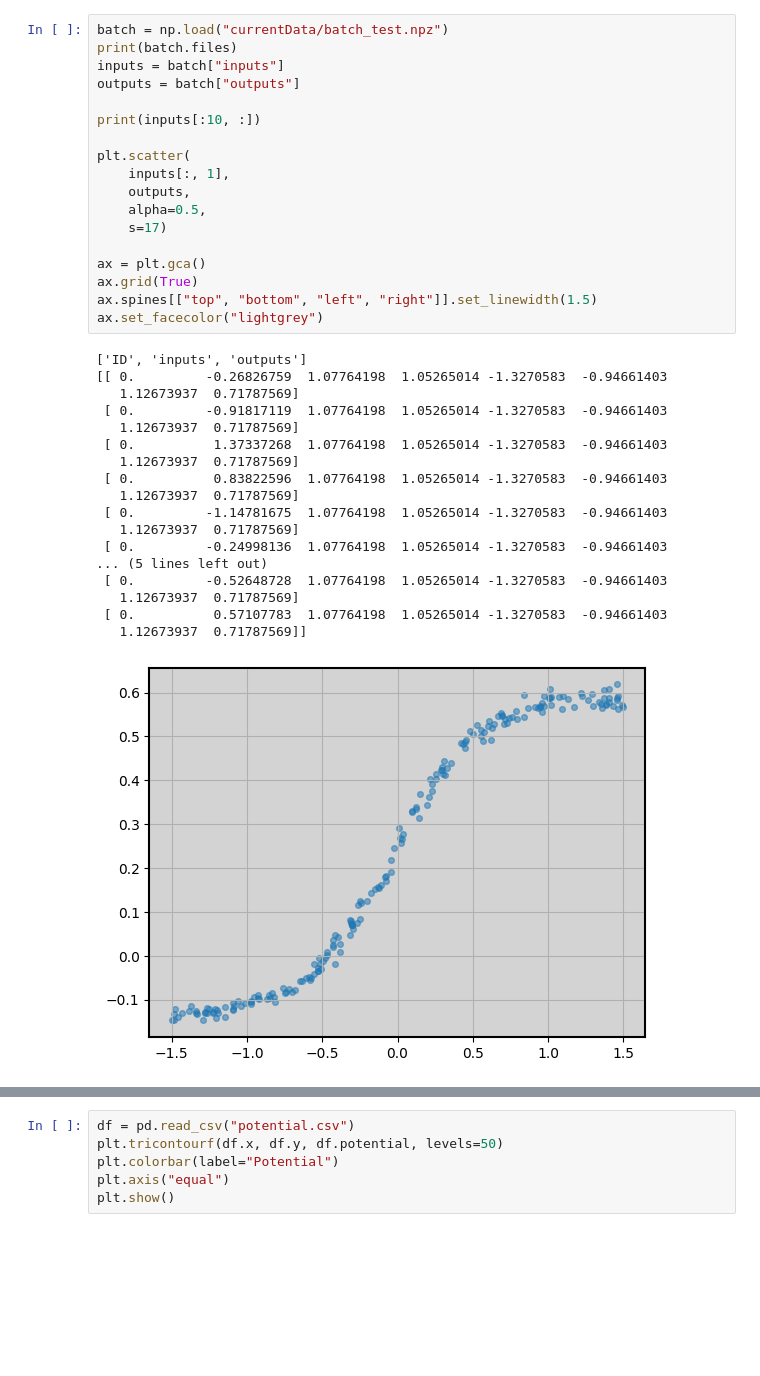
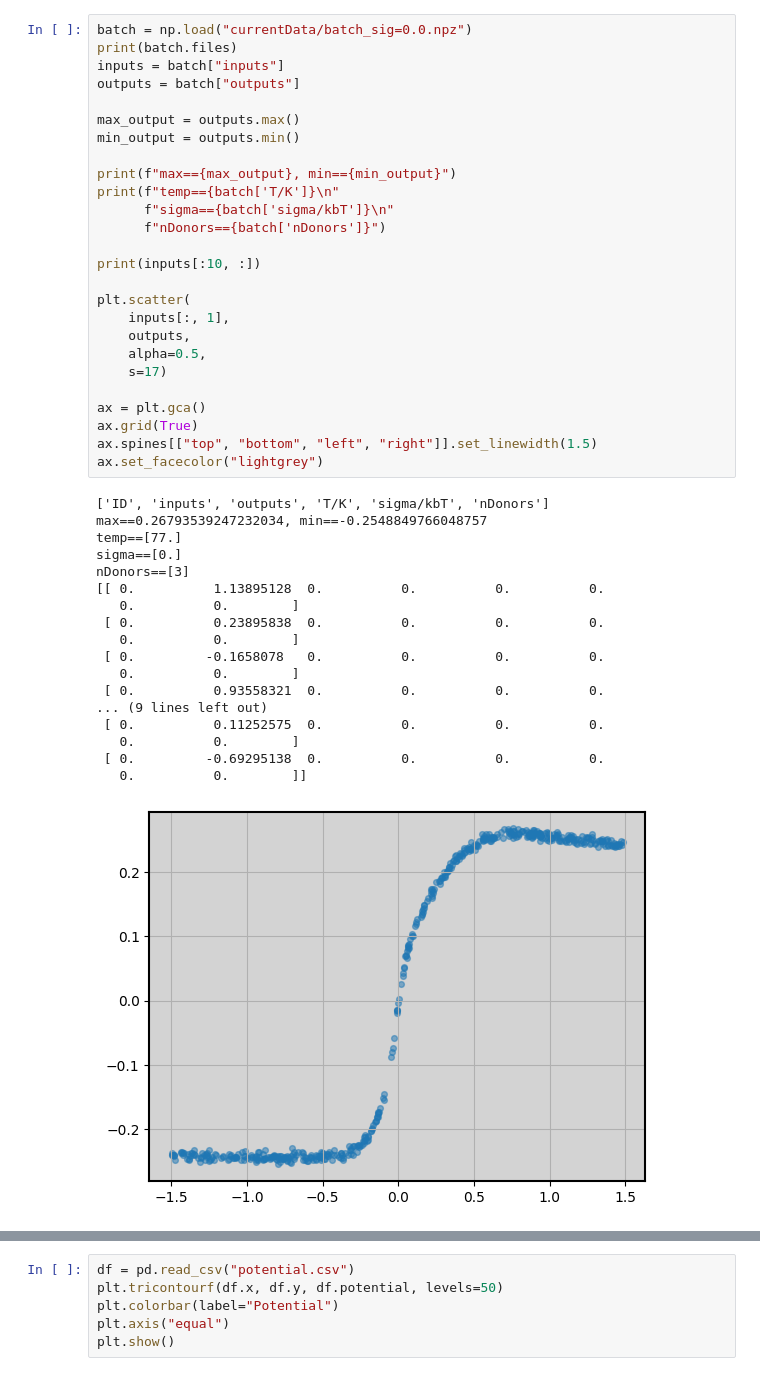
Before and after one commit to jwass1997/KMC_V1.1, a Jupyter notebook: test.ipynb, the cells around one changed output, grey strips where cells are left out. Cells and saved outputs as stored; diff of their text form; blank space fills up the shorter version.

```diff
--- a/test.ipynb
+++ b/test.ipynb
@@ -5,37 +9,45 @@ import pandas as pd
 # %%
-batch = np.load("currentData/batch_test.npz")
+batch = np.load("currentData/batch_sig=0.0.npz")
 print(batch.files)
 inputs = batch["inputs"]
 outputs = batch["outputs"]
+
+max_output = outputs.max()
+min_output = outputs.min()
+
+print(f"max=={max_output}, min=={min_output}")
+print(f"temp=={batch['T/K']}\n"
+      f"sigma=={batch['sigma/kbT']}\n"
+      f"nDonors=={batch['nDonors']}")
 
 print(inputs[:10, :])
 
 plt.scatter(
     inputs[:, 1],
     outputs,
     alpha=0.5,
     s=17)
 
 ax = plt.gca()
 ax.grid(True)
 ax.spines[["top", "bottom", "left", "right"]].set_linewidth(1.5)
 ax.set_facecolor("lightgrey")
 # %% [output]
-['ID', 'inputs', 'outputs']
-[[ 0.         -0.26826759  1.07764198  1.05265014 -1.3270583  -0.94661403
-   1.12673937  0.71787569]
- [ 0.         -0.91817119  1.07764198  1.05265014 -1.3270583  -0.94661403
-   1.12673937  0.71787569]
- [ 0.          1.37337268  1.07764198  1.05265014 -1.3270583  -0.94661403
-   1.12673937  0.71787569]
- [ 0.          0.83822596  1.07764198  1.05265014 -1.3270583  -0.94661403
-   1.12673937  0.71787569]
- [ 0.         -1.14781675  1.07764198  1.05265014 -1.3270583  -0.94661403
-   1.12673937  0.71787569]
- [ 0.         -0.24998136  1.07764198  1.05265014 -1.3270583  -0.94661403
-... (5 lines left out)
- [ 0.         -0.52648728  1.07764198  1.05265014 -1.3270583  -0.94661403
-   1.12673937  0.71787569]
- [ 0.          0.57107783  1.07764198  1.05265014 -1.3270583  -0.94661403
-   1.12673937  0.71787569]]
+['ID', 'inputs', 'outputs', 'T/K', 'sigma/kbT', 'nDonors']
+max==0.26793539247232034, min==-0.2548849766048757
+temp==[77.]
+sigma==[0.]
+nDonors==[3]
+[[ 0.          1.13895128  0.          0.          0.          0.
+   0.          0.        ]
+ [ 0.          0.23895838  0.          0.          0.          0.
+   0.          0.        ]
+ [ 0.         -0.1658078   0.          0.          0.          0.
+   0.          0.        ]
+ [ 0.          0.93558321  0.          0.          0.          0.
+... (9 lines left out)
+ [ 0.          0.11252575  0.          0.          0.          0.
+   0.          0.        ]
+ [ 0.         -0.69295138  0.          0.          0.          0.
+   0.          0.        ]]
-[figure, old version]
+[figure, new version]
```
Also changed, not shown: parts of 3 cells of this notebook, 13 other files.
